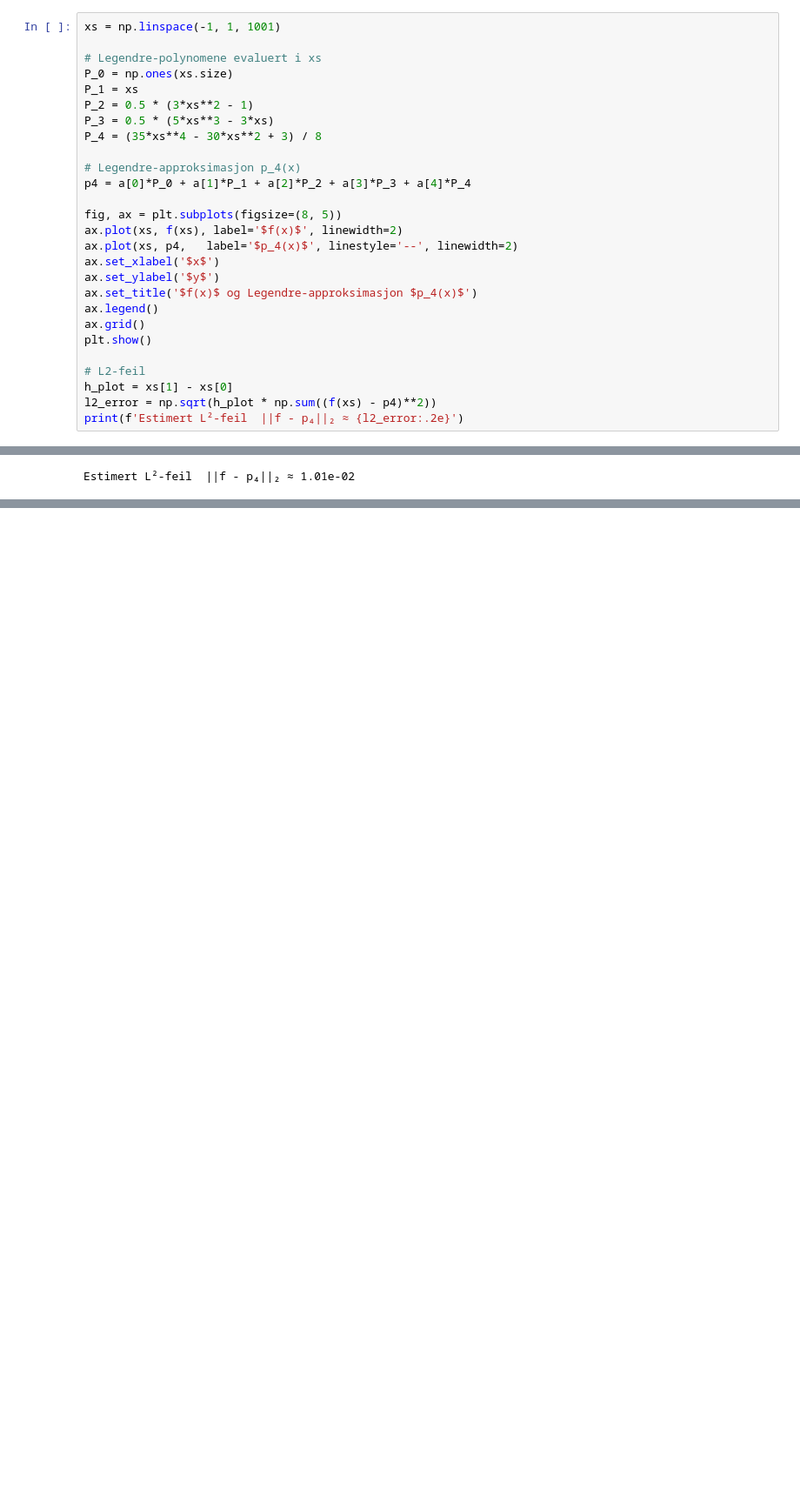
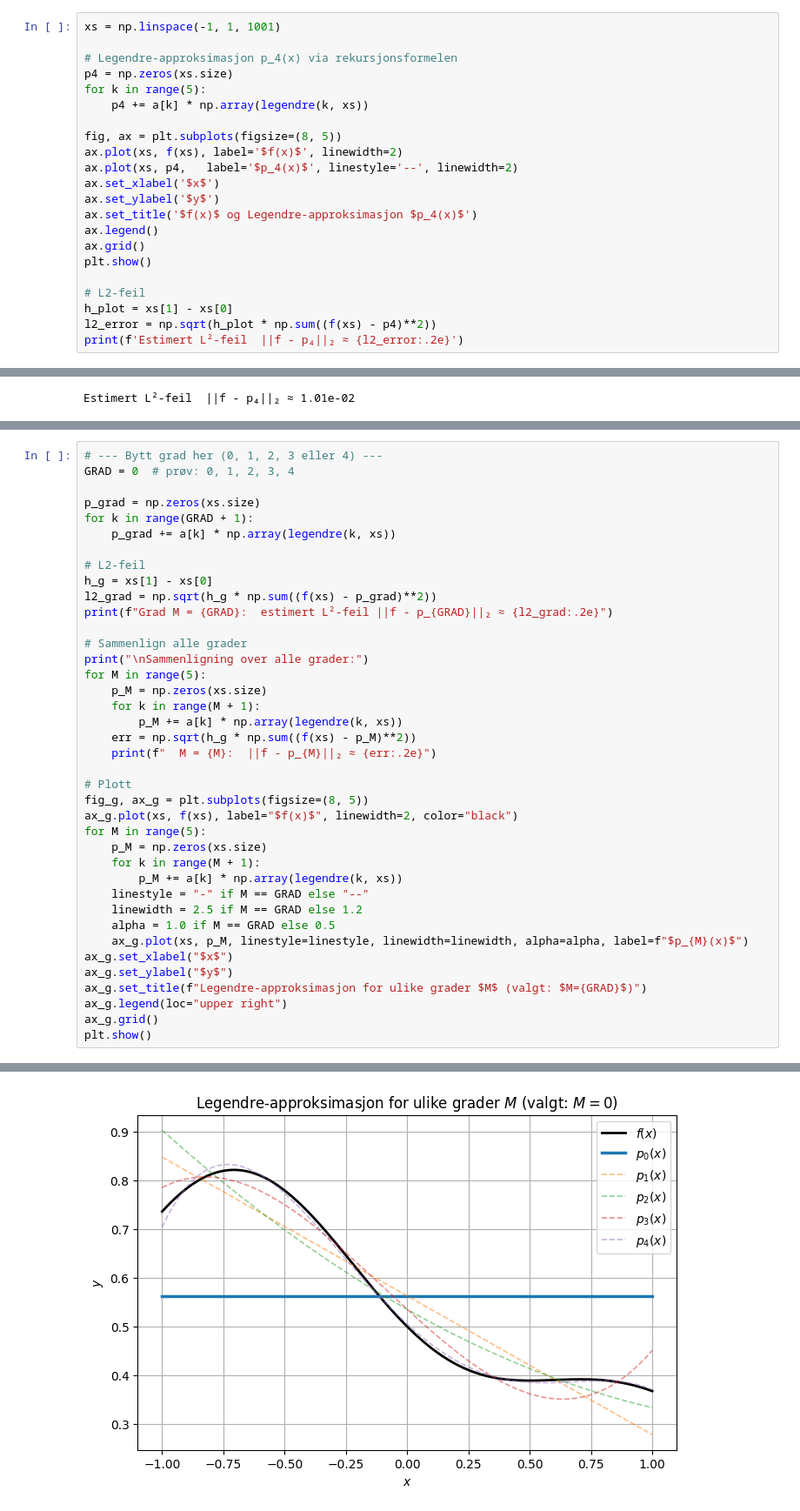
Before and after one commit to PerErikGronvik/avmod2026losning, a Jupyter notebook: avmodlosning2026/losning.ipynb, the cells around one changed output, grey strips where cells are left out. Shown at 87% size. Saved outputs shown, nothing was run; the diff lists cells and outputs as text; blank space fills up the shorter version.

Commit message:
Div ulike løsningsforslag

```diff
--- a/avmodlosning2026/losning.ipynb
+++ b/avmodlosning2026/losning.ipynb
@@ -156,15 +231,10 @@ Legendre-approksimasjonen minimerer $L^2$-feilen $\|f - p_4\|_2^2 = \int_{-1}^1
 # %%
 xs = np.linspace(-1, 1, 1001)
 
-# Legendre-polynomene evaluert i xs
-P_0 = np.ones(xs.size)
-P_1 = xs
-P_2 = 0.5 * (3*xs**2 - 1)
-P_3 = 0.5 * (5*xs**3 - 3*xs)
-P_4 = (35*xs**4 - 30*xs**2 + 3) / 8
-
-# Legendre-approksimasjon p_4(x)
-p4 = a[0]*P_0 + a[1]*P_1 + a[2]*P_2 + a[3]*P_3 + a[4]*P_4
+# Legendre-approksimasjon p_4(x) via rekursjonsformelen
+p4 = np.zeros(xs.size)
+for k in range(5):
+    p4 += a[k] * np.array(legendre(k, xs))
 
 fig, ax = plt.subplots(figsize=(8, 5))
 ax.plot(xs, f(xs), label='$f(x)$', linewidth=2)
@@ -311,0 +394,40 @@ Estimert L2-feil  ||f - p4||_2 approx 1.01e-02
+# %%
+# --- Bytt grad her (0, 1, 2, 3 eller 4) ---
+GRAD = 0  # prøv: 0, 1, 2, 3, 4
+
+p_grad = np.zeros(xs.size)
+for k in range(GRAD + 1):
+    p_grad += a[k] * np.array(legendre(k, xs))
+
+# L2-feil
+h_g = xs[1] - xs[0]
+l2_grad = np.sqrt(h_g * np.sum((f(xs) - p_grad)**2))
+print(f"Grad M = {GRAD}:  estimert L²-feil ||f - p_{GRAD}||₂ ≈ {l2_grad:.2e}")
+
+# Sammenlign alle grader
+print("\nSammenligning over alle grader:")
+for M in range(5):
+    p_M = np.zeros(xs.size)
+    for k in range(M + 1):
+        p_M += a[k] * np.array(legendre(k, xs))
+    err = np.sqrt(h_g * np.sum((f(xs) - p_M)**2))
+    print(f"  M = {M}:  ||f - p_{M}||₂ ≈ {err:.2e}")
+
+# Plott
+fig_g, ax_g = plt.subplots(figsize=(8, 5))
+ax_g.plot(xs, f(xs), label="$f(x)$", linewidth=2, color="black")
+for M in range(5):
+    p_M = np.zeros(xs.size)
+    for k in range(M + 1):
+        p_M += a[k] * np.array(legendre(k, xs))
+    linestyle = "-" if M == GRAD else "--"
+    linewidth = 2.5 if M == GRAD else 1.2
+    alpha = 1.0 if M == GRAD else 0.5
+    ax_g.plot(xs, p_M, linestyle=linestyle, linewidth=linewidth, alpha=alpha, label=f"$p_{M}(x)$")
+ax_g.set_xlabel("$x$")
+ax_g.set_ylabel("$y$")
+ax_g.set_title(f"Legendre-approksimasjon for ulike grader $M$ (valgt: $M={GRAD}$)")
+ax_g.legend(loc="upper right")
+ax_g.grid()
+plt.show()
+# %% [output]
@@ -311,0 +442 @@ Estimert L2-feil  ||f - p4||_2 approx 1.01e-02
+[figure, added]
```
Also changed, not shown: parts of 15 cells of this notebook, 4 other files.
